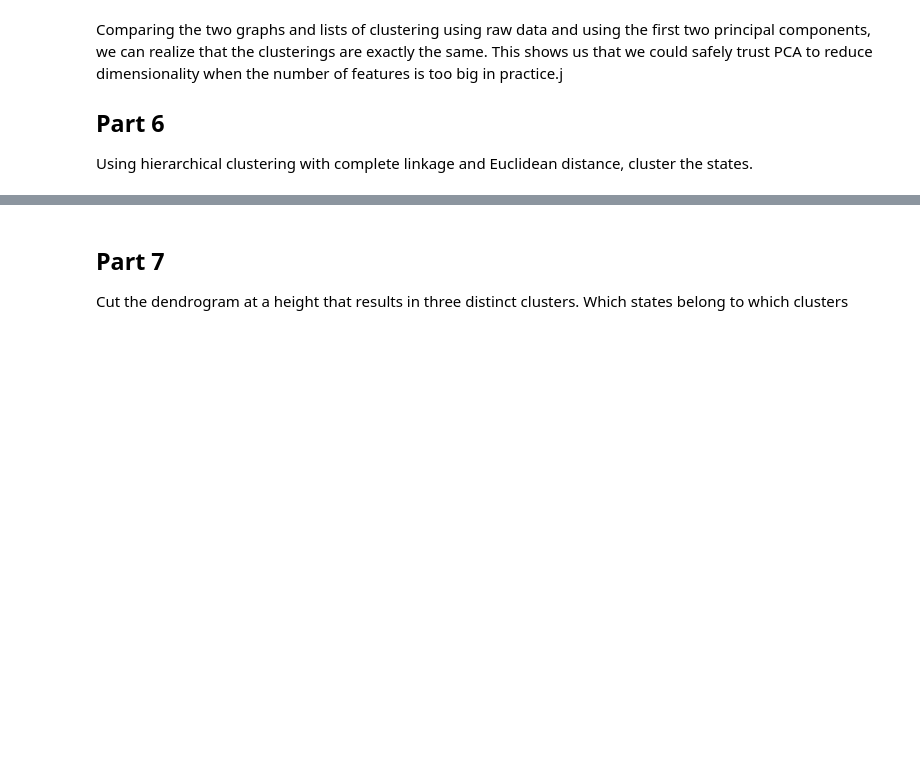
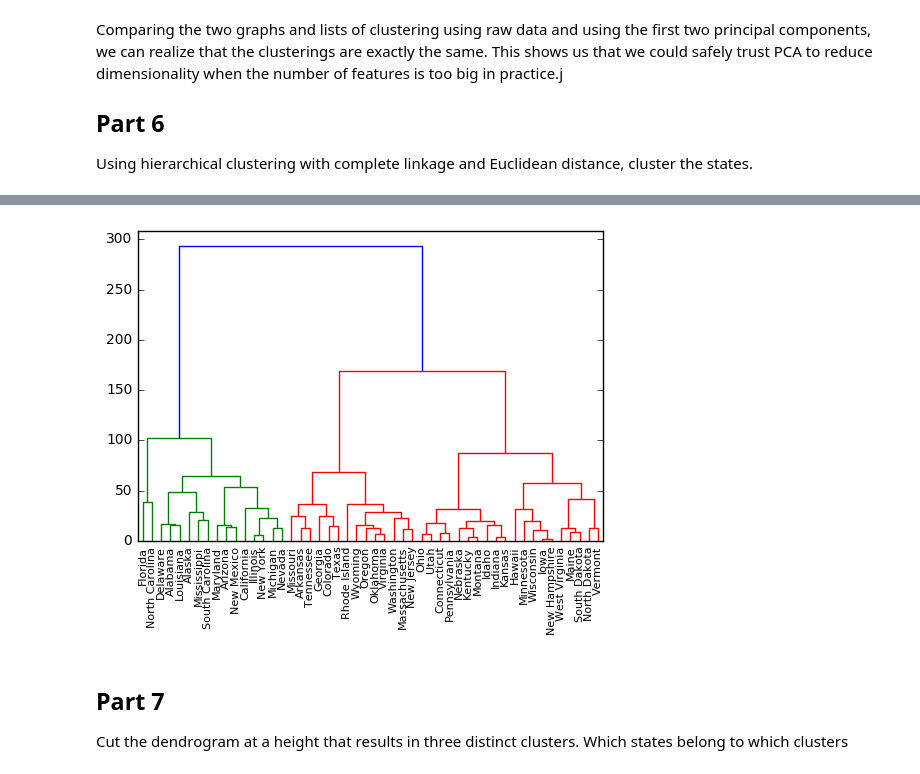
Before and after one commit to UC-MACSS/persp-model_W17, a Jupyter notebook: students/Zhou_Jingyuan/PS9/JingyuanZhou_ps9.ipynb, the cells around one changed output, grey strips where cells are left out. Drawn from its saved outputs; the diff is of its cells as text; code cells hidden in the pictures; blank space fills up the shorter version.

```diff
--- a/students/Zhou_Jingyuan/PS9/JingyuanZhou_ps9.ipynb
+++ b/students/Zhou_Jingyuan/PS9/JingyuanZhou_ps9.ipynb
@@ -374,0 +509,5 @@ Using hierarchical clustering with complete linkage and Euclidean distance, clus
+# %%
+linkage_matrix = scipy.cluster.hierarchy.complete(s_data_h.iloc[:, 1:])
+ax = scipy.cluster.hierarchy.dendrogram(linkage_matrix, labels = s_data['State'].tolist())
+# %% [output]
+[figure, added]
```
Also changed, not shown: parts of 30 cells of this notebook.
